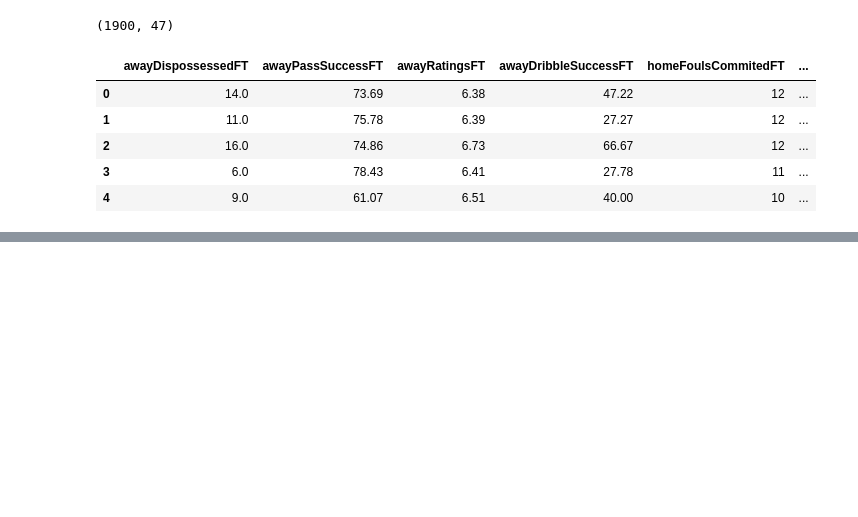
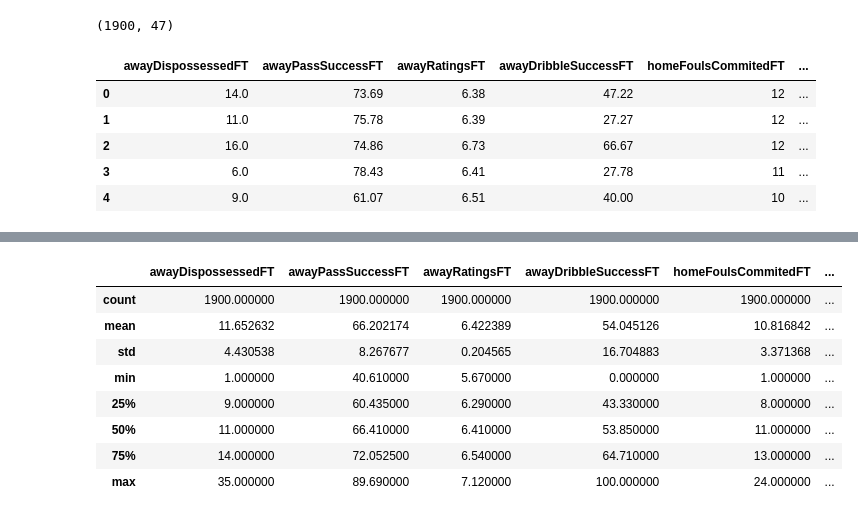
Before and after one commit to chizkidd/dsi-CapstoneProj, a Jupyter notebook: Day2_EDA.ipynb, the cells around one changed output, grey strips where cells are left out. Cells and saved outputs as stored; diff of their text form; code cells hidden in the pictures; blank space fills up the shorter version.

```diff
--- a/Day2_EDA.ipynb
+++ b/Day2_EDA.ipynb
@@ -657,0 +672,12 @@ NameError: name 'le' is not defined
+# %%
+rf_df.describe()
+# %% [output]
+|  | awayDispossessedFT | awayPassSuccessFT | awayRatingsFT | awayDribbleSuccessFT | homeFoulsCommitedFT | ... |
+| count | 1900.000000 | 1900.000000 | 1900.000000 | 1900.000000 | 1900.000000 | ... |
+| mean | 11.652632 | 66.202174 | 6.422389 | 54.045126 | 10.816842 | ... |
+| std | 4.430538 | 8.267677 | 0.204565 | 16.704883 | 3.371368 | ... |
+| min | 1.000000 | 40.610000 | 5.670000 | 0.000000 | 1.000000 | ... |
+| 25% | 9.000000 | 60.435000 | 6.290000 | 43.330000 | 8.000000 | ... |
+| 50% | 11.000000 | 66.410000 | 6.410000 | 53.850000 | 11.000000 | ... |
+| 75% | 14.000000 | 72.052500 | 6.540000 | 64.710000 | 13.000000 | ... |
+| max | 35.000000 | 89.690000 | 7.120000 | 100.000000 | 24.000000 | ... |
```
Also changed, not shown: parts of 10 cells of this notebook.
